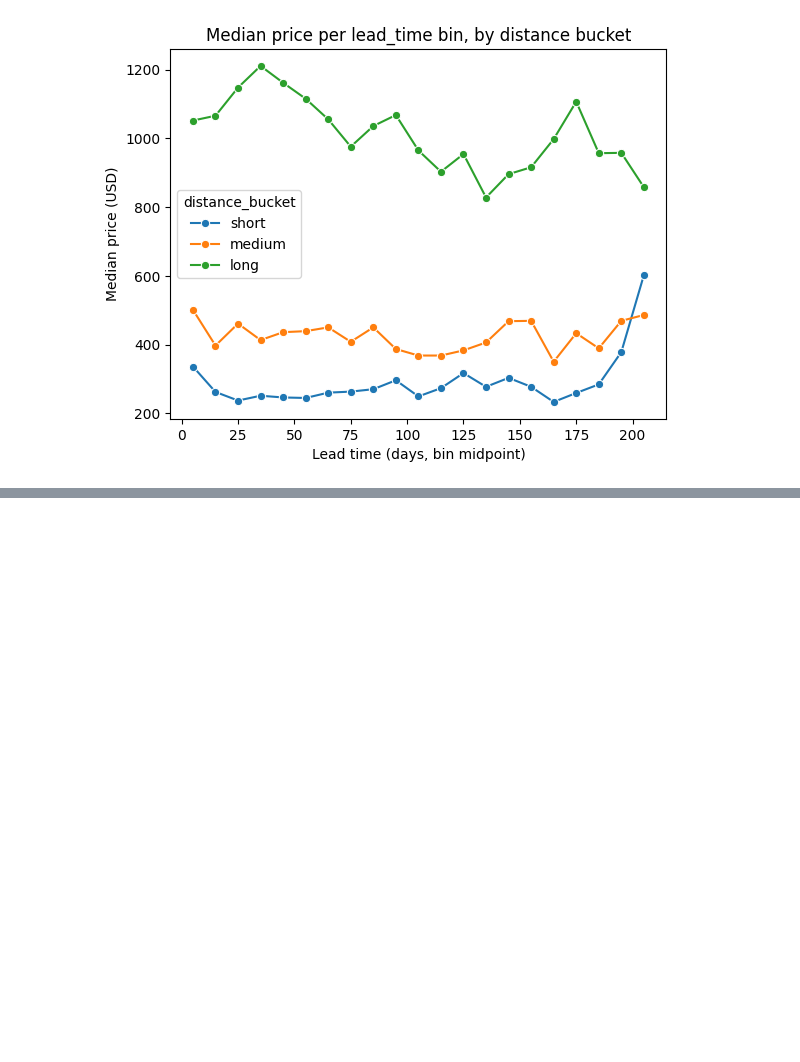
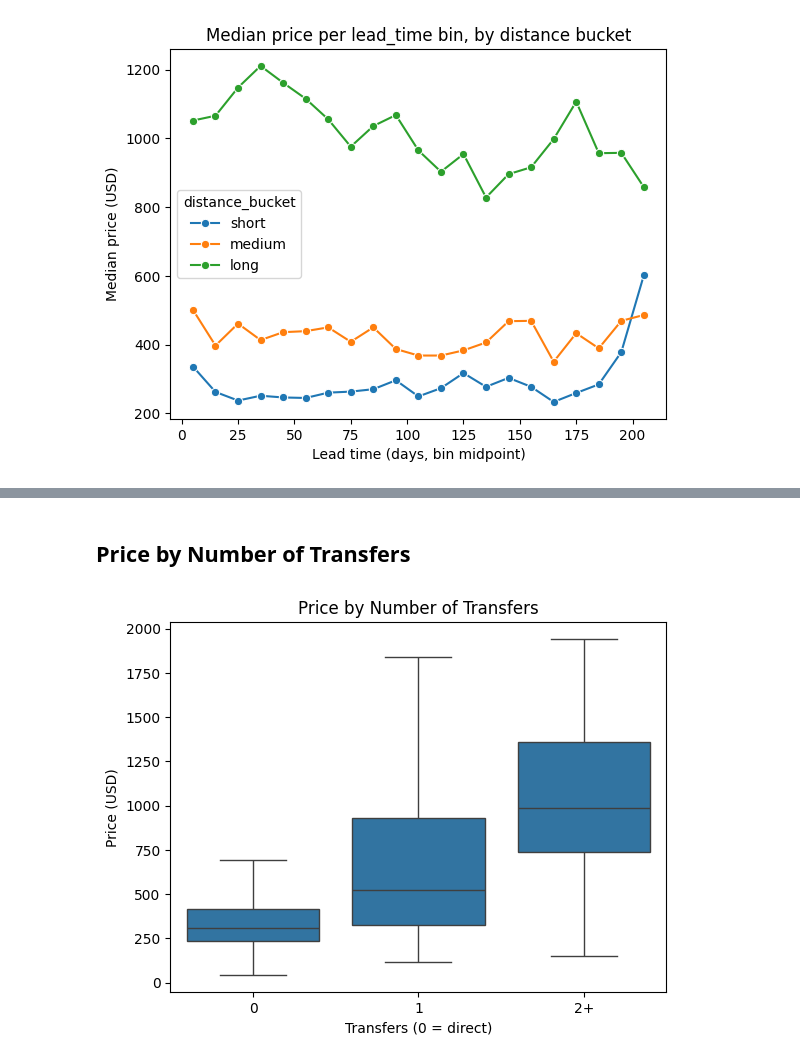
Before and after one commit to Quaden2307/flight-price-predictor, a Jupyter notebook: notebooks/03_live_data_visualization.ipynb, the cells around one changed output, grey strips where cells are left out. Drawn from its saved outputs; the diff is of its cells as text; code cells hidden in the pictures; blank space fills up the shorter version.

```diff
--- a/notebooks/03_live_data_visualization.ipynb
+++ b/notebooks/03_live_data_visualization.ipynb
@@ -152,0 +166,14 @@ plt.show()
+# %% [markdown]
+## Price by Number of Transfers
+# %%
+# Bucket 2+ transfers together since rows with 3+ are sparse
+df["transfers_bucket"] = df["transfers"].clip(upper=2).astype(str)
+df["transfers_bucket"] = df["transfers_bucket"].replace({"2": "2+"})
+
+sns.boxplot(data=df, x="transfers_bucket", y="price", order=["0", "1", "2+"], showfliers=False)
+plt.title("Price by Number of Transfers")
+plt.xlabel("Transfers (0 = direct)")
+plt.ylabel("Price (USD)")
+plt.show()
+# %% [output]
+[figure, added]
```
Also changed, not shown: parts of 10 cells of this notebook, 2 other files.
